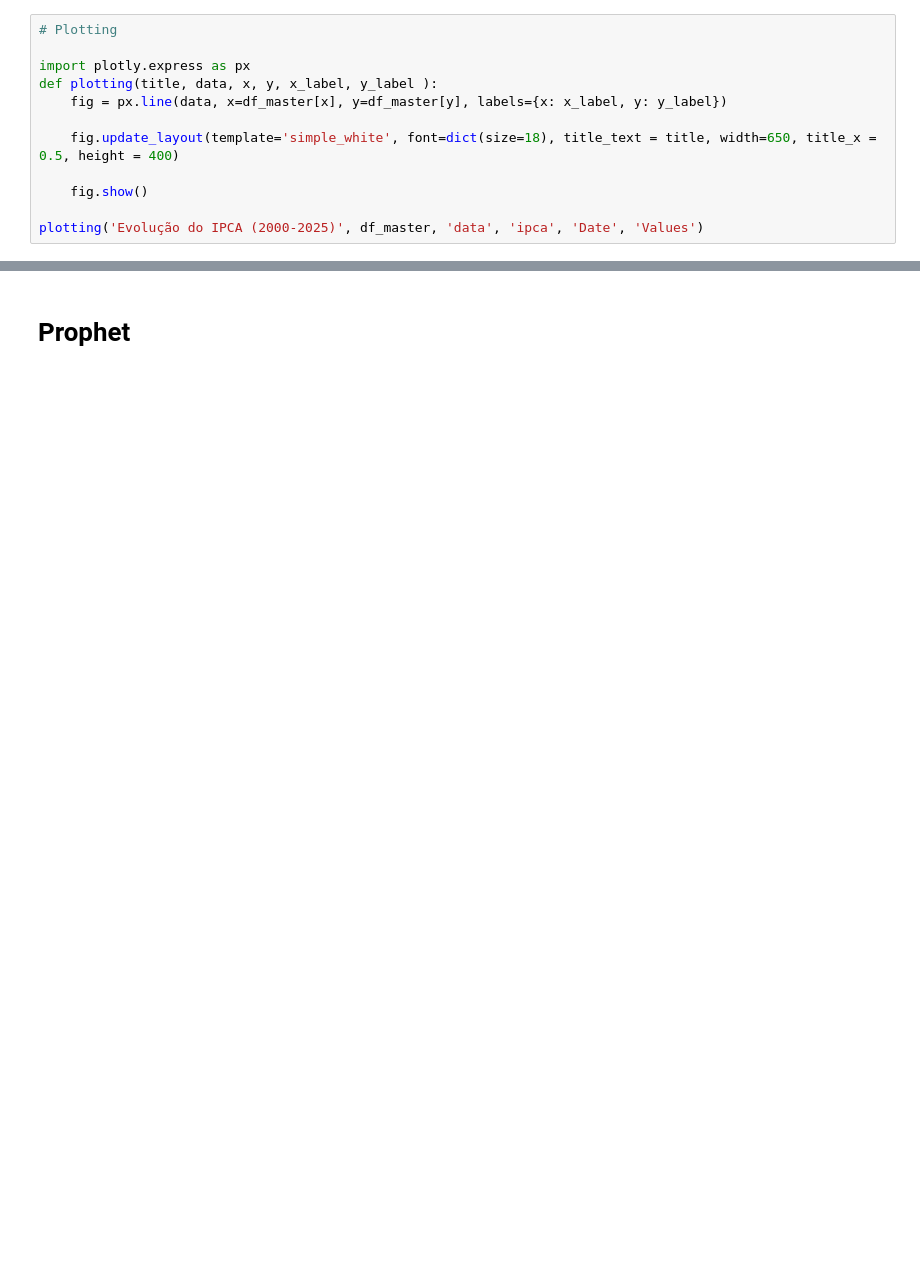
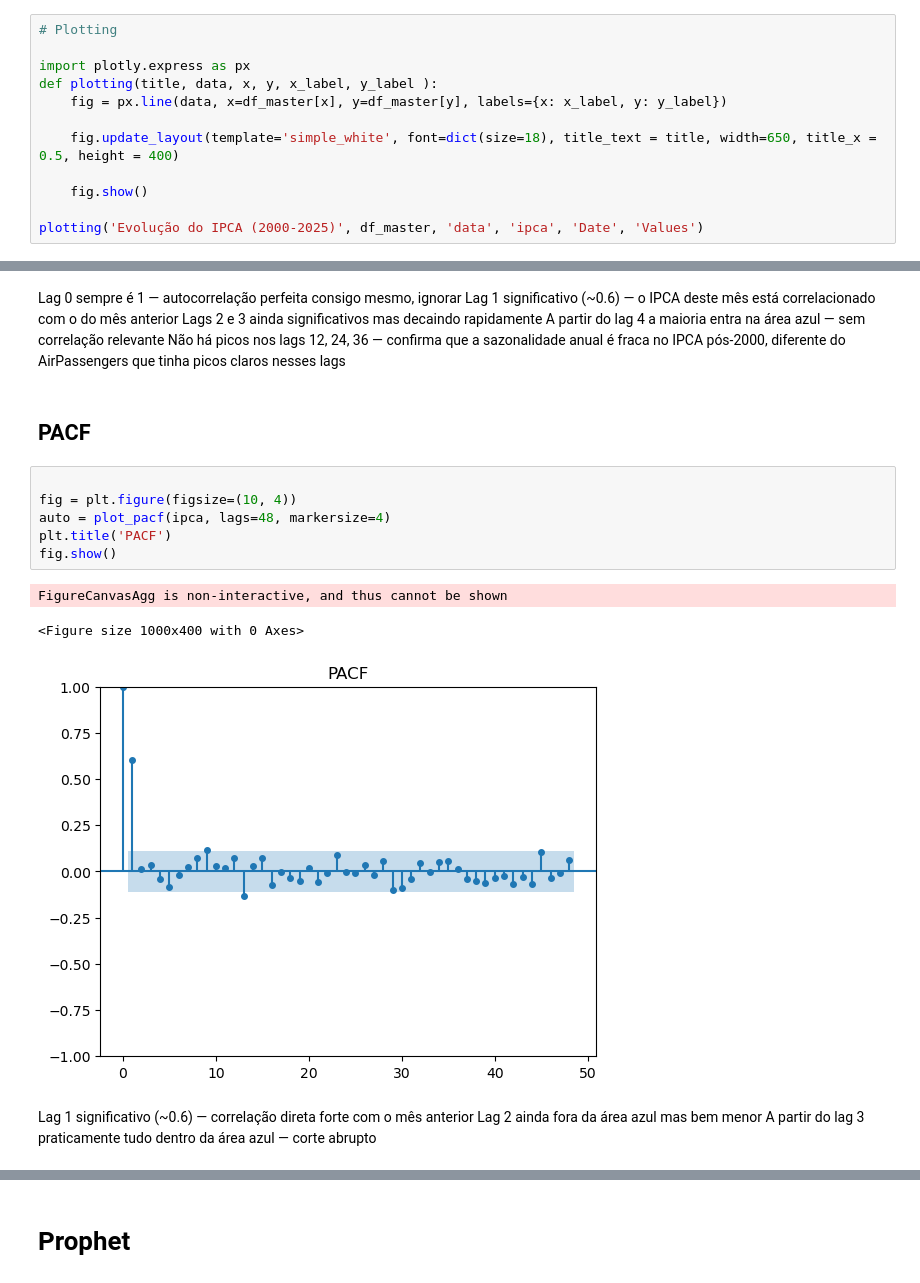
Before and after one commit to Marques07/IPCA-Prophet-Forecasting, a Jupyter notebook: prophetxXG.ipynb, the cells around one changed output, grey strips where cells are left out. Drawn from its saved outputs; the diff is of its cells as text; blank space fills up the shorter version.

```diff
--- a/prophetxXG.ipynb
+++ b/prophetxXG.ipynb
@@ -94,0 +252,22 @@ plt.show()
+# %% [markdown]
+Lag 0 sempre é 1 — autocorrelação perfeita consigo mesmo, ignorar
+Lag 1 significativo (~0.6) — o IPCA deste mês está correlacionado com o do mês anterior
+Lags 2 e 3 ainda significativos mas decaindo rapidamente
+A partir do lag 4 a maioria entra na área azul — sem correlação relevante
+Não há picos nos lags 12, 24, 36 — confirma que a sazonalidade anual é fraca no IPCA pós-2000, diferente do AirPassengers que tinha picos claros nesses lags
+# %% [markdown]
+## PACF
+# %%
+
+fig = plt.figure(figsize=(10, 4))
+auto = plot_pacf(ipca, lags=48, markersize=4)
+plt.title('PACF')
+fig.show()
+# %% [output]
+FigureCanvasAgg is non-interactive, and thus cannot be shown
+<Figure size 1000x400 with 0 Axes>
+[figure, added]
+# %% [markdown]
+Lag 1 significativo (~0.6) — correlação direta forte com o mês anterior
+Lag 2 ainda fora da área azul mas bem menor
+A partir do lag 3 praticamente tudo dentro da área azul — corte abrupto
```
Also changed, not shown: parts of 23 cells of this notebook.
